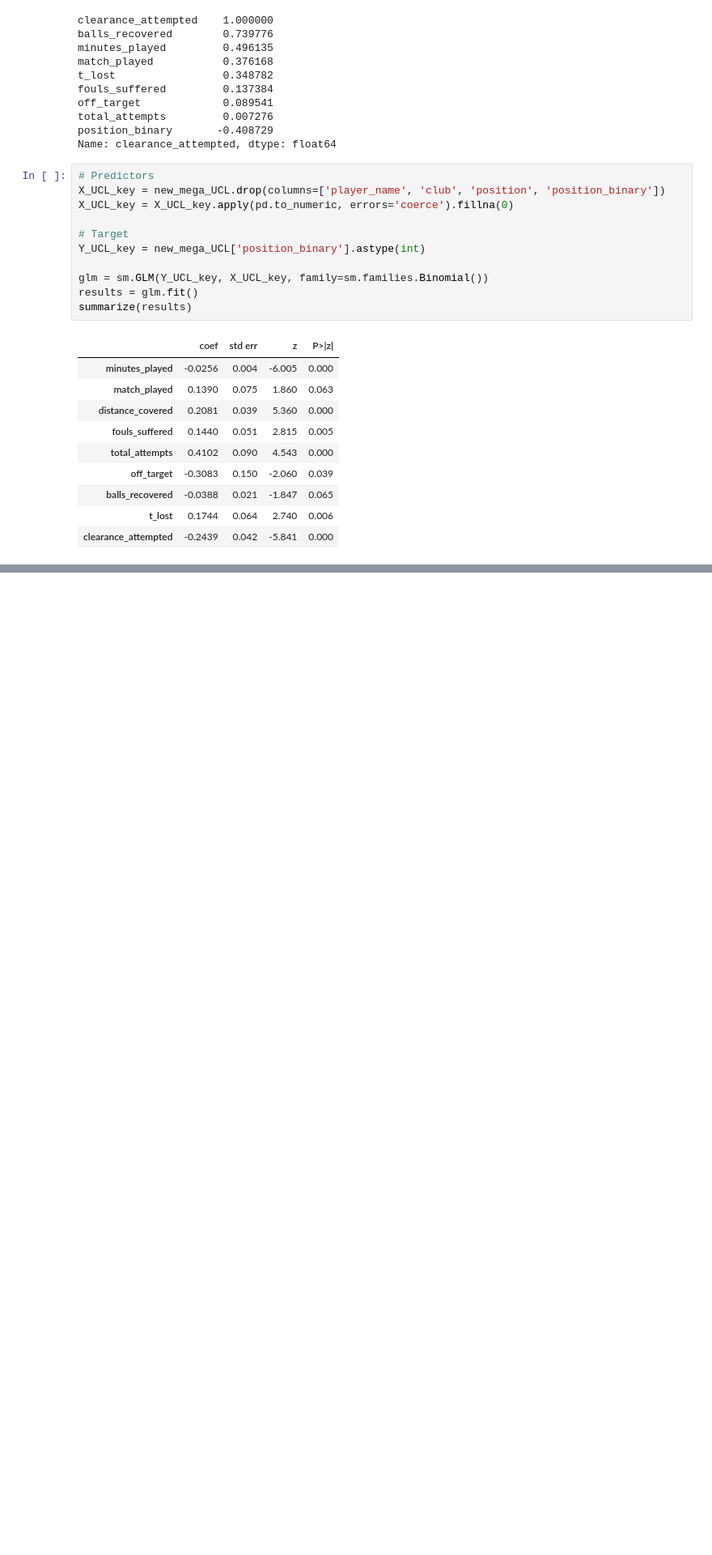
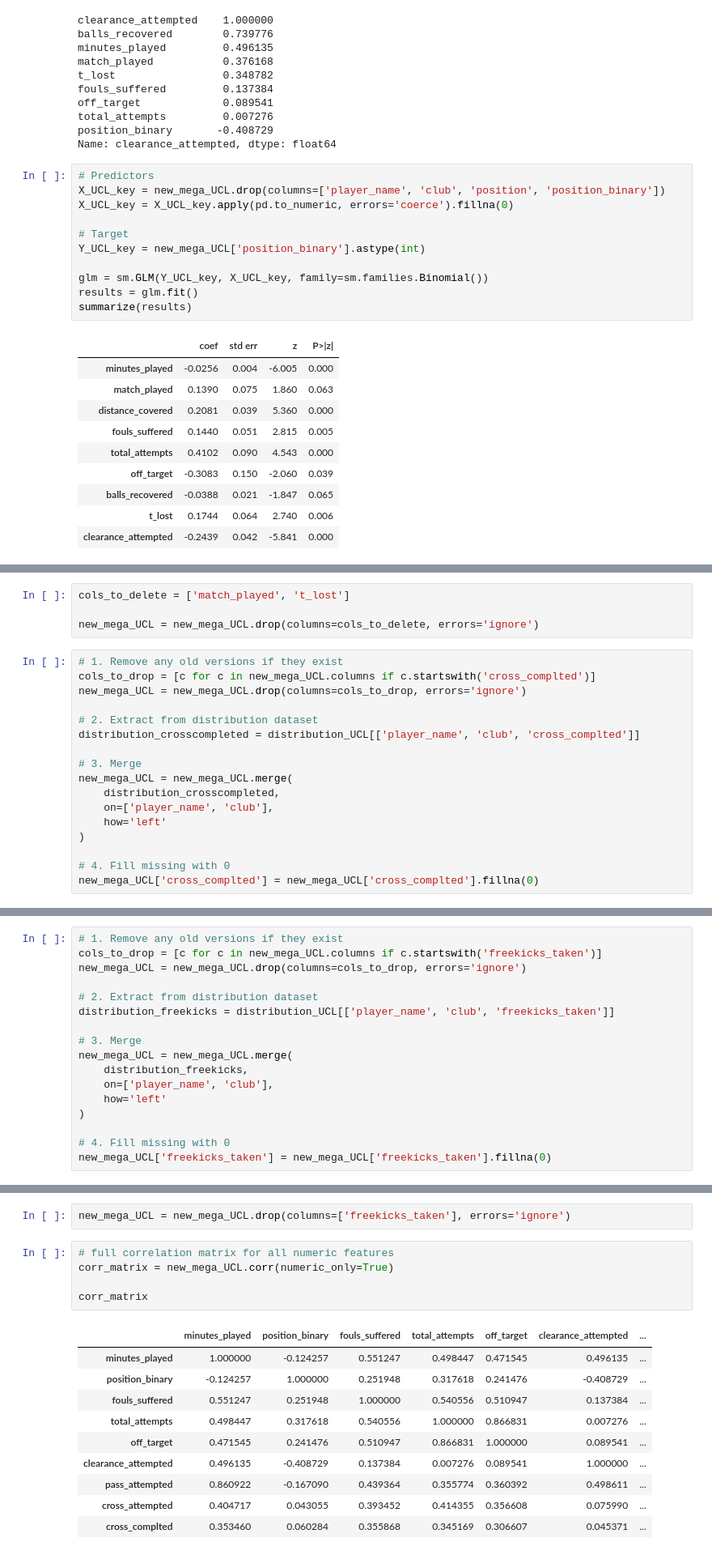
Before and after one commit to Kyle4646/CSE2600_finalproject, a Jupyter notebook: featureselect.ipynb, the cells around one changed output, grey strips where cells are left out. Shown at 81% size. Saved outputs shown, nothing was run; the diff lists cells and outputs as text; blank space fills up the shorter version.

```diff
--- a/featureselect.ipynb
+++ b/featureselect.ipynb
@@ -1379,0 +1742,21 @@ summarize(results)
+# %%
+cols_to_delete = ['match_played', 't_lost']
+
+new_mega_UCL = new_mega_UCL.drop(columns=cols_to_delete, errors='ignore')
+# %%
+# 1. Remove any old versions if they exist
+cols_to_drop = [c for c in new_mega_UCL.columns if c.startswith('cross_complted')]
+new_mega_UCL = new_mega_UCL.drop(columns=cols_to_drop, errors='ignore')
+
+# 2. Extract from distribution dataset
+distribution_crosscompleted = distribution_UCL[['player_name', 'club', 'cross_complted']]
+
+# 3. Merge
+new_mega_UCL = new_mega_UCL.merge(
+    distribution_crosscompleted,
+    on=['player_name', 'club'],
+    how='left'
+)
+
+# 4. Fill missing with 0
+new_mega_UCL['cross_complted'] = new_mega_UCL['cross_complted'].fillna(0)
@@ -1379,0 +1798,17 @@ summarize(results)
+# %%
+# 1. Remove any old versions if they exist
+cols_to_drop = [c for c in new_mega_UCL.columns if c.startswith('freekicks_taken')]
+new_mega_UCL = new_mega_UCL.drop(columns=cols_to_drop, errors='ignore')
+
+# 2. Extract from distribution dataset
+distribution_freekicks = distribution_UCL[['player_name', 'club', 'freekicks_taken']]
+
+# 3. Merge
+new_mega_UCL = new_mega_UCL.merge(
+    distribution_freekicks,
+    on=['player_name', 'club'],
+    how='left'
+)
+
+# 4. Fill missing with 0
+new_mega_UCL['freekicks_taken'] = new_mega_UCL['freekicks_taken'].fillna(0)
@@ -1379,0 +1852,18 @@ summarize(results)
+# %%
+new_mega_UCL = new_mega_UCL.drop(columns=['freekicks_taken'], errors='ignore')
+# %%
+# full correlation matrix for all numeric features
+corr_matrix = new_mega_UCL.corr(numeric_only=True)
+
+corr_matrix
+# %% [output]
+|  | minutes_played | position_binary | fouls_suffered | total_attempts | off_target | clearance_attempted | ... |
+| minutes_played | 1.000000 | -0.124257 | 0.551247 | 0.498447 | 0.471545 | 0.496135 | ... |
+| position_binary | -0.124257 | 1.000000 | 0.251948 | 0.317618 | 0.241476 | -0.408729 | ... |
+| fouls_suffered | 0.551247 | 0.251948 | 1.000000 | 0.540556 | 0.510947 | 0.137384 | ... |
+| total_attempts | 0.498447 | 0.317618 | 0.540556 | 1.000000 | 0.866831 | 0.007276 | ... |
+| off_target | 0.471545 | 0.241476 | 0.510947 | 0.866831 | 1.000000 | 0.089541 | ... |
+| clearance_attempted | 0.496135 | -0.408729 | 0.137384 | 0.007276 | 0.089541 | 1.000000 | ... |
+| pass_attempted | 0.860922 | -0.167090 | 0.439364 | 0.355774 | 0.360392 | 0.498611 | ... |
+| cross_attempted | 0.404717 | 0.043055 | 0.393452 | 0.414355 | 0.356608 | 0.075990 | ... |
+| cross_complted | 0.353460 | 0.060284 | 0.355868 | 0.345169 | 0.306607 | 0.045371 | ... |
```
Also changed, not shown: parts of 24 cells of this notebook.
